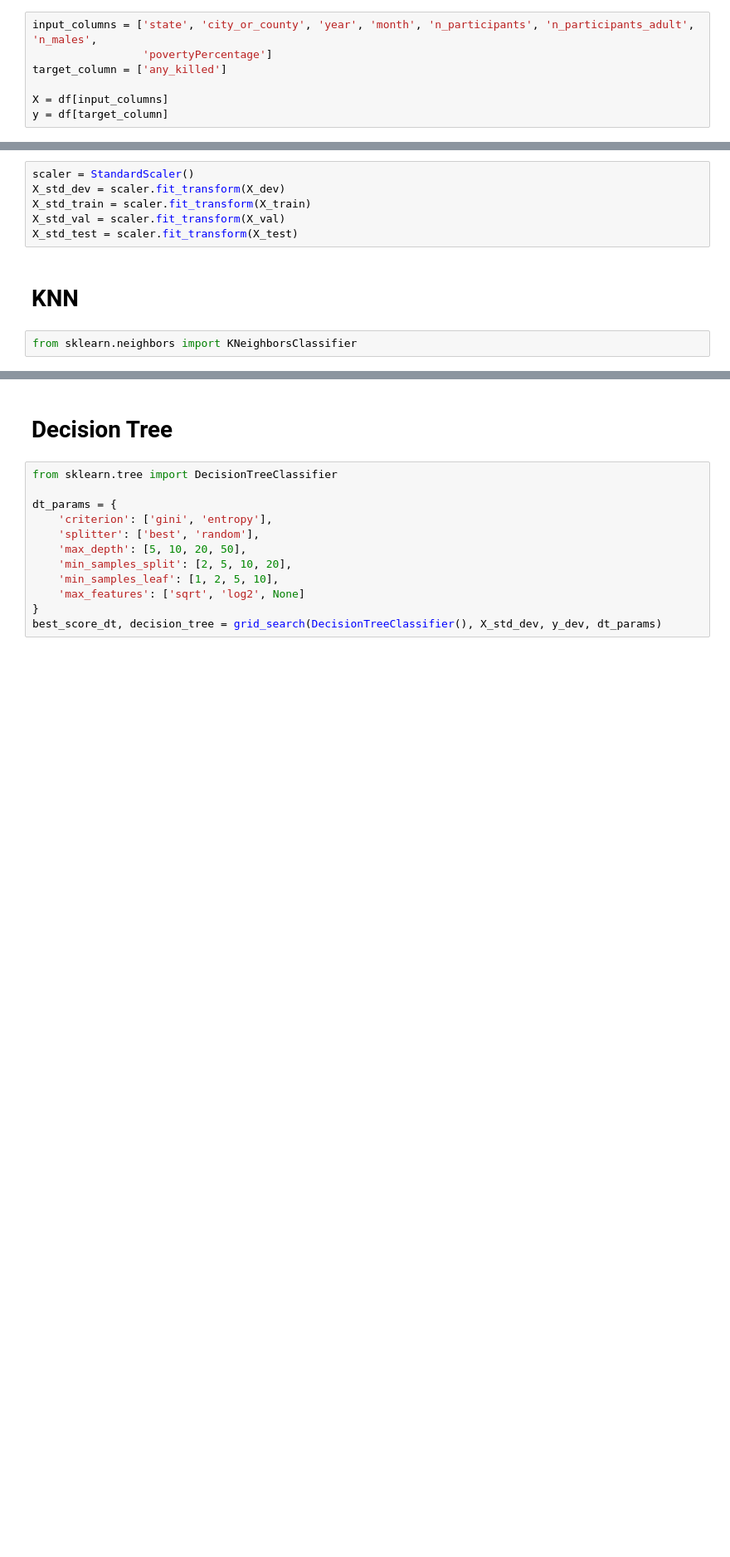
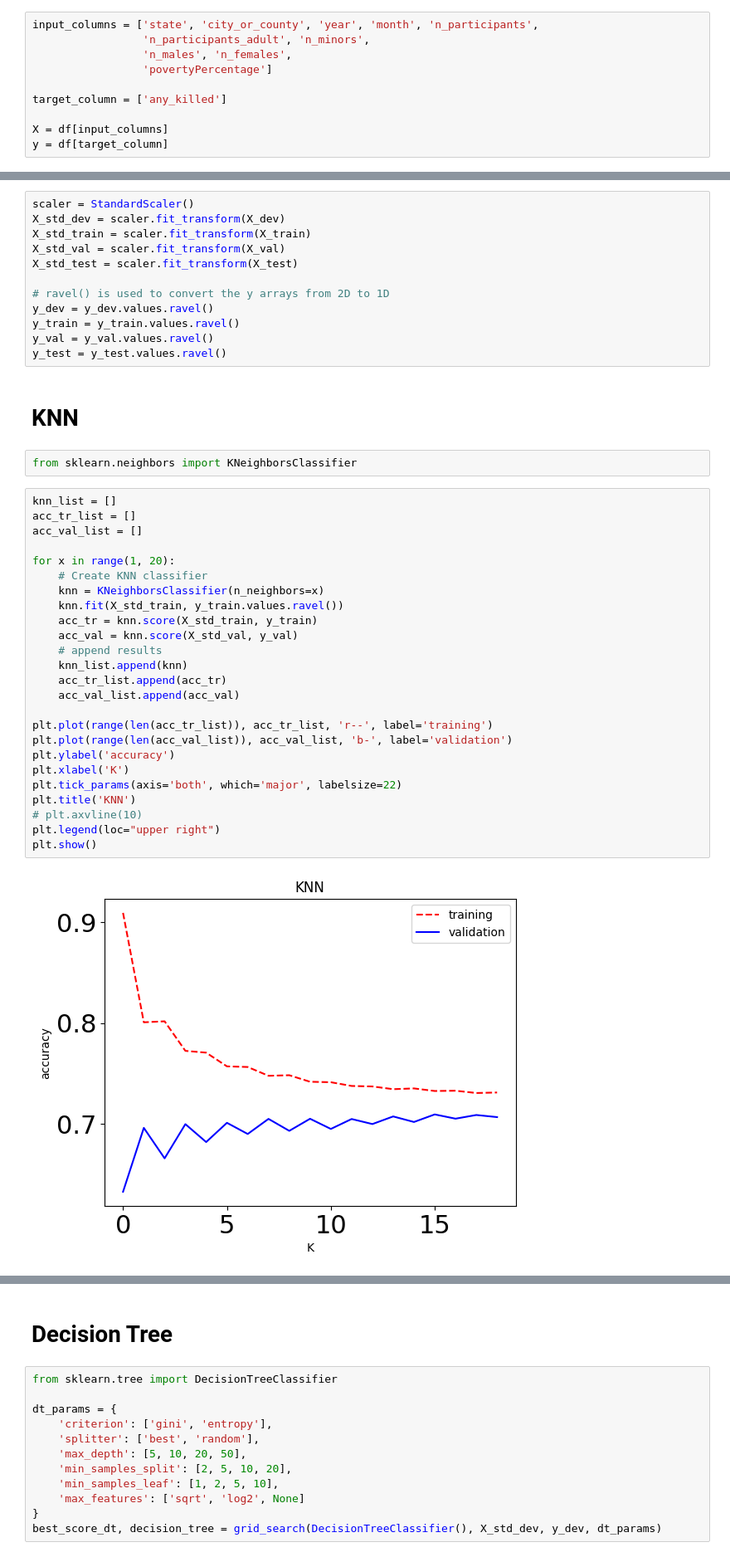
Before and after one commit to Alexthw46/DataMiningProject, a Jupyter notebook: TASK_3/predictive_analysis.ipynb, the cells around one changed output, grey strips where cells are left out. Shown: that part at 83% size. Saved outputs shown, nothing was run; the diff lists cells and outputs as text; blank space fills up the shorter version.

```diff
--- a/TASK_3/predictive_analysis.ipynb
+++ b/TASK_3/predictive_analysis.ipynb
@@ -49,6 +53,9 @@ memory usage: 43.2+ MB
 # %%
-input_columns = ['state', 'city_or_county', 'year', 'month', 'n_participants', 'n_participants_adult', 'n_males',
+input_columns = ['state', 'city_or_county', 'year', 'month', 'n_participants',
+                 'n_participants_adult', 'n_minors',
+                 'n_males', 'n_females',
                  'povertyPercentage']
+
 target_column = ['any_killed']
 
 X = df[input_columns]
@@ -79,7 +94,40 @@ X_std_dev = scaler.fit_transform(X_dev)
 X_std_train = scaler.fit_transform(X_train)
 X_std_val = scaler.fit_transform(X_val)
 X_std_test = scaler.fit_transform(X_test)
+
+# ravel() is used to convert the y arrays from 2D to 1D
+y_dev = y_dev.values.ravel()
+y_train = y_train.values.ravel()
+y_val = y_val.values.ravel()
+y_test = y_test.values.ravel()
 # %% [markdown]
 # KNN
 # %%
 from sklearn.neighbors import KNeighborsClassifier
+# %%
+knn_list = []
+acc_tr_list = []
+acc_val_list = []
+
+for x in range(1, 20):
+    # Create KNN classifier
+    knn = KNeighborsClassifier(n_neighbors=x)
+    knn.fit(X_std_train, y_train.values.ravel())
+    acc_tr = knn.score(X_std_train, y_train)
+    acc_val = knn.score(X_std_val, y_val)
+    # append results
+    knn_list.append(knn)
+    acc_tr_list.append(acc_tr)
+    acc_val_list.append(acc_val)
+
+plt.plot(range(len(acc_tr_list)), acc_tr_list, 'r--', label='training')
+plt.plot(range(len(acc_val_list)), acc_val_list, 'b-', label='validation')
+plt.ylabel('accuracy')
+plt.xlabel('K')
+plt.tick_params(axis='both', which='major', labelsize=22)
+plt.title('KNN')
+# plt.axvline(10)
+plt.legend(loc="upper right")
+plt.show()
+# %% [output]
+[figure, added]
```
Also changed, not shown: parts of 14 cells of this notebook.
